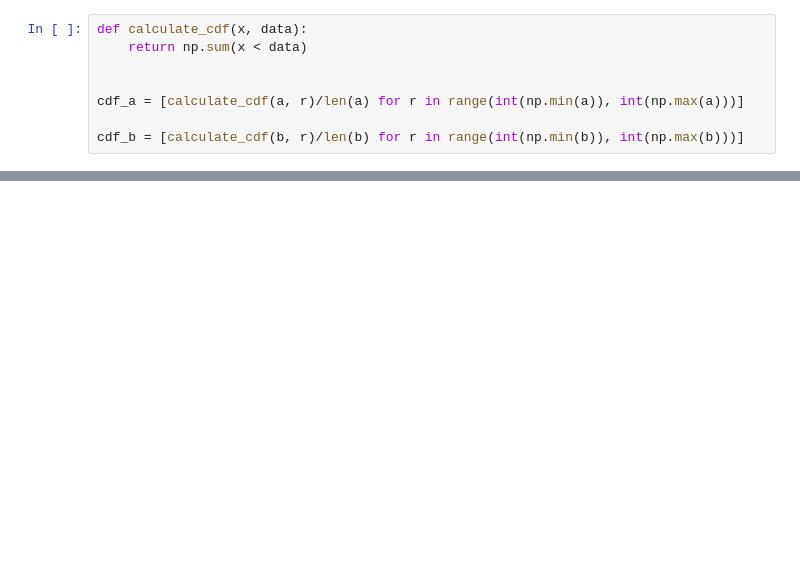
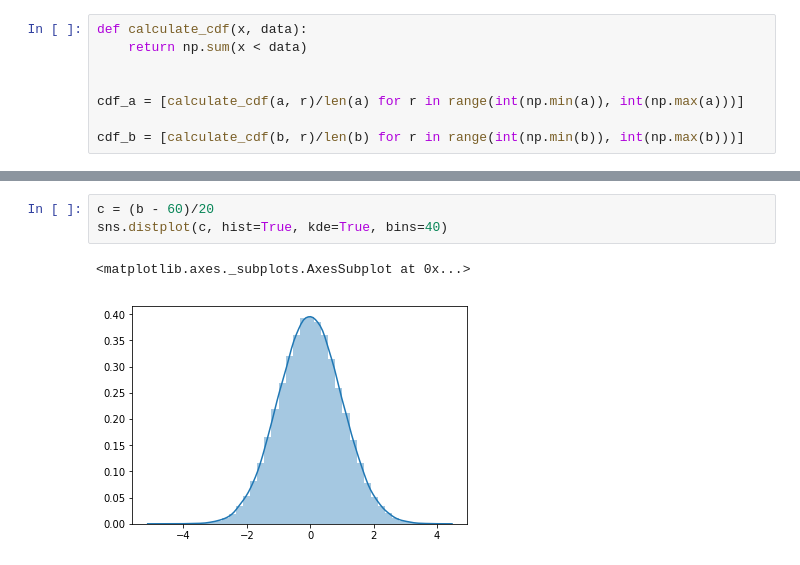
Before and after one commit to fchikwekwe/DS-1-1, a Jupyter notebook: Standard Deviation and Variance.ipynb, the cells around one changed output, grey strips where cells are left out. Cells and saved outputs as stored; diff of their text form; blank space fills up the shorter version.

```diff
--- a/Standard Deviation and Variance.ipynb
+++ b/Standard Deviation and Variance.ipynb
@@ -61,0 +60,6 @@ cdf_b = [calculate_cdf(b, r)/len(b) for r in range(int(np.min(b)), int(np.max(b)
+# %%
+c = (b - 60)/20
+sns.distplot(c, hist=True, kde=True, bins=40)
+# %% [output]
+<matplotlib.axes._subplots.AxesSubplot at 0x...>
+[figure, added]
```
Also changed, not shown: parts of 5 cells of this notebook, 1 other file.
